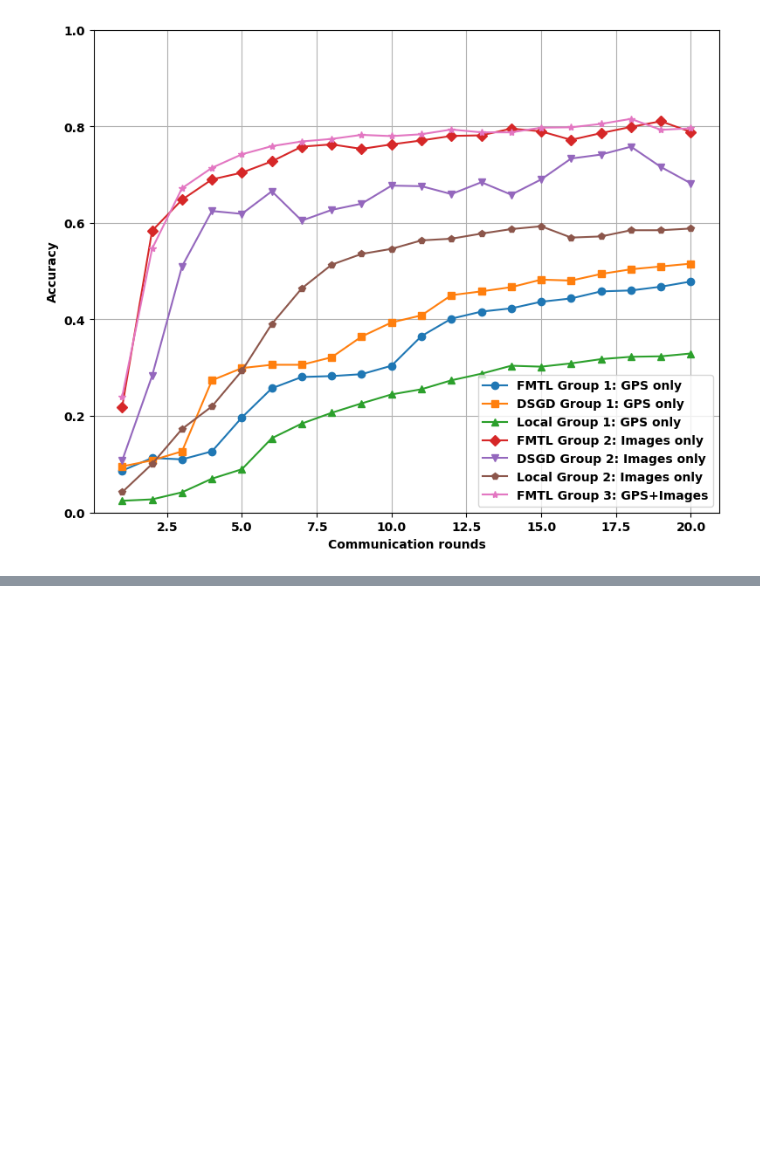
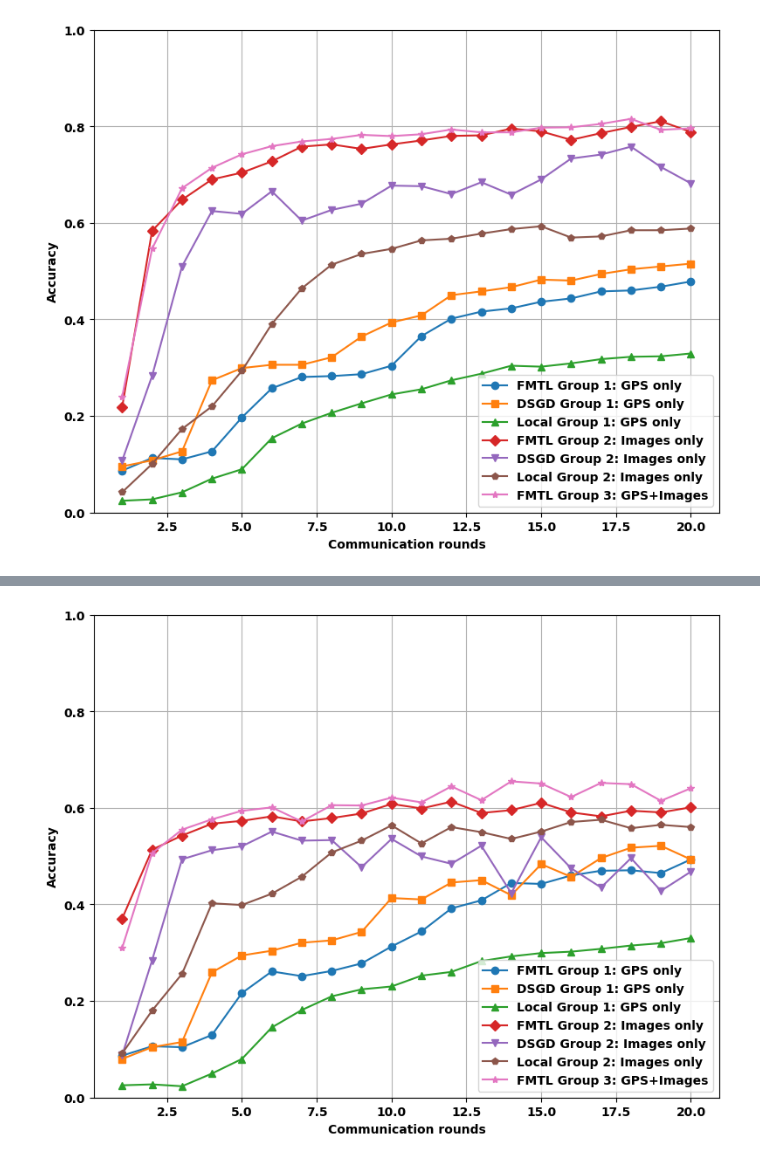
Before and after one commit to abdulmomen-ghalkha/Multimodal, a Jupyter notebook: plots/plot.ipynb, the cells around one changed output, grey strips where cells are left out. Saved outputs shown, nothing was run; the diff lists cells and outputs as text; code cells hidden in the pictures; blank space fills up the shorter version.

```diff
--- a/plots/plot.ipynb
+++ b/plots/plot.ipynb
@@ -239,0 +378,100 @@ plt.show()
+# %%
+import json
+import numpy as np
+import matplotlib.pyplot as plt
+
+# Define metrics directory and file paths
+metrics_directory = "./"
+fmtl_metrics_file = f'{metrics_directory}FMTL_metrics_partial_image.json'
+dsgd_metrics_file = f'{metrics_directory}DSGD_results_partial_image.json'
+local_metrics_file = f'{metrics_directory}local_drone_partial_image.json'
+centralized_metrics_file = f'{metrics_directory}centralized_drone_partial_image.json'
+
+# Load the metrics from JSON files
+def load_json(filepath):
+    with open(filepath, 'r') as f:
+        return json.load(f)
+
+fmtl_metrics = load_json(fmtl_metrics_file)
+dsgd_metrics = load_json(dsgd_metrics_file)
+local_metrics = load_json(local_metrics_file)
+centralized_metrics = load_json(centralized_metrics_file)
+
+# Convert metrics to numpy arrays
+fmtl_group_val_loss_histories = {k: np.array(v) for k, v in fmtl_metrics['group_val_loss_mean'].items()}
+fmtl_group_val_accuracy_histories = {k: np.array(v) for k, v in fmtl_metrics['group_val_acc_mean'].items()}
+# Load DSGD and Local metrics
+dsgd_group_val_loss_histories = {k: np.array(v) for k, v in dsgd_metrics['group_val_loss_mean'].items() if k != '3'}
+dsgd_group_val_accuracy_histories = {k: np.array(v) for k, v in dsgd_metrics['group_val_acc_mean'].items() if k != '3'}
+local_group_val_loss_histories = {k: np.array(v) for k, v in local_metrics['group_val_loss_mean'].items() if k != '3'}
+local_group_val_accuracy_histories = {k: np.array(v) for k, v in local_metrics['group_val_acc_mean'].items() if k != '3'}
+central_group_val_loss_histories = {k: np.array(v) for k, v in centralized_metrics['group_val_loss_mean'].items()}
+central_group_val_accuracy_histories = {k: np.array(v) for k, v in centralized_metrics['group_val_acc_mean'].items()}
+
+
+# Standard deviations
+fmtl_group_val_loss_std = {k: np.array(v) for k, v in fmtl_metrics['group_val_loss_std'].items()}
+fmtl_group_val_acc_std = {k: np.array(v) for k, v in fmtl_metrics['group_val_acc_std'].items()}
+dsgd_group_val_acc_std = {k: np.array(v) for k, v in dsgd_metrics['group_val_acc_std'].items()}
+local_group_val_acc_std = {k: np.array(v) for k, v in local_metrics['group_val_acc_std'].items()}
+central_group_val_acc_std = {k: np.array(v) for k, v in centralized_metrics['group_val_acc_std'].items()}
+central_group_val_loss_std = {k: np.array(v) for k, v in centralized_metrics['group_val_loss_std'].items()}
+
+# Rename groups
+group_names = {'1': 'Group 1: GPS only', '2': 'Group 2: Images only', '3': 'Group 3: GPS+Images'}
+
+
+markers = ['o', 's', '^', 'D', 'v', 'p', '*']
+colors = ['#1f77b4', '#ff7f0e', '#2ca02c', '#d62728', '#9467bd', '#8c564b', '#e377c2']  # Blue, Orange, Green, Red, Purple, Brown, Pink
+
+
+# Plot results
+plt.figure(figsize=(8, 12))
+'''
+# Validation Loss Plot
+plt.subplot(2, 1, 1)
+i = 0
+for group in fmtl_group_val_loss_histories.keys():
+
+    epochs = range(1, len(fmtl_group_val_loss_histories[group]) + 1)
+    plt.plot(epochs, fmtl_group_val_loss_histories[group], label=f"FMTL {group_names[group]}", marker=markers[i], color=colors[i])
+    i = i + 1
+
+    if group in dsgd_group_val_loss_histories:
+        plt.plot(epochs, dsgd_group_val_loss_histories[group], label=f"DSGD {group_names[group]}", marker=markers[i], color=colors[i])  # Red
+        i = i + 1
+    if group in local_group_val_loss_histories:
+        plt.plot(epochs, local_group_val_loss_histories[group], label=f"Local {group_names[group]}", marker=markers[i], color=colors[i])  # Purple
+        i = i + 1
+plt.title("Validation Loss vs Communication Rounds (FMTL, DSGD, Local)")
+plt.xlabel("Communication rounds")
+plt.ylabel("Loss")
+plt.legend(loc='upper right')
+plt.grid()
+'''
+i = 0
+
+# Validation Accuracy Plot
+plt.subplot(2, 1, 2)
+for group in fmtl_group_val_accuracy_histories.keys():
+    epochs = range(1, len(fmtl_group_val_accuracy_histories[group]) + 1)
+    plt.plot(epochs, fmtl_group_val_accuracy_histories[group], label=f"FMTL {group_names[group]}", marker=markers[i], color=colors[i])
+    i = i + 1
+    if group in dsgd_group_val_accuracy_histories:
+        plt.plot(epochs, dsgd_group_val_accuracy_histories[group], label=f"DSGD {group_names[group]}", marker=markers[i], color=colors[i])  # Red
+        i = i + 1
+    if group in local_group_val_accuracy_histories:
+        plt.plot(epochs, local_group_val_accuracy_histories[group], label=f"Local {group_names[group]}", marker=markers[i], color=colors[i])  # Purple
+        i = i + 1
+
+plt.xlabel("Communication rounds")
+plt.ylabel("Accuracy")
+plt.ylim([0, 1])  # Accuracy should be between 0 and 1
+plt.legend(loc='lower right')
+plt.grid()
+plt.savefig('Acuracy_drone_curve_partial_images.pdf')
+
+plt.tight_layout()
+plt.show()
+# %% [output]
+[figure, added]
```
Also changed, not shown: parts of 11 cells of this notebook, 12 other files.
